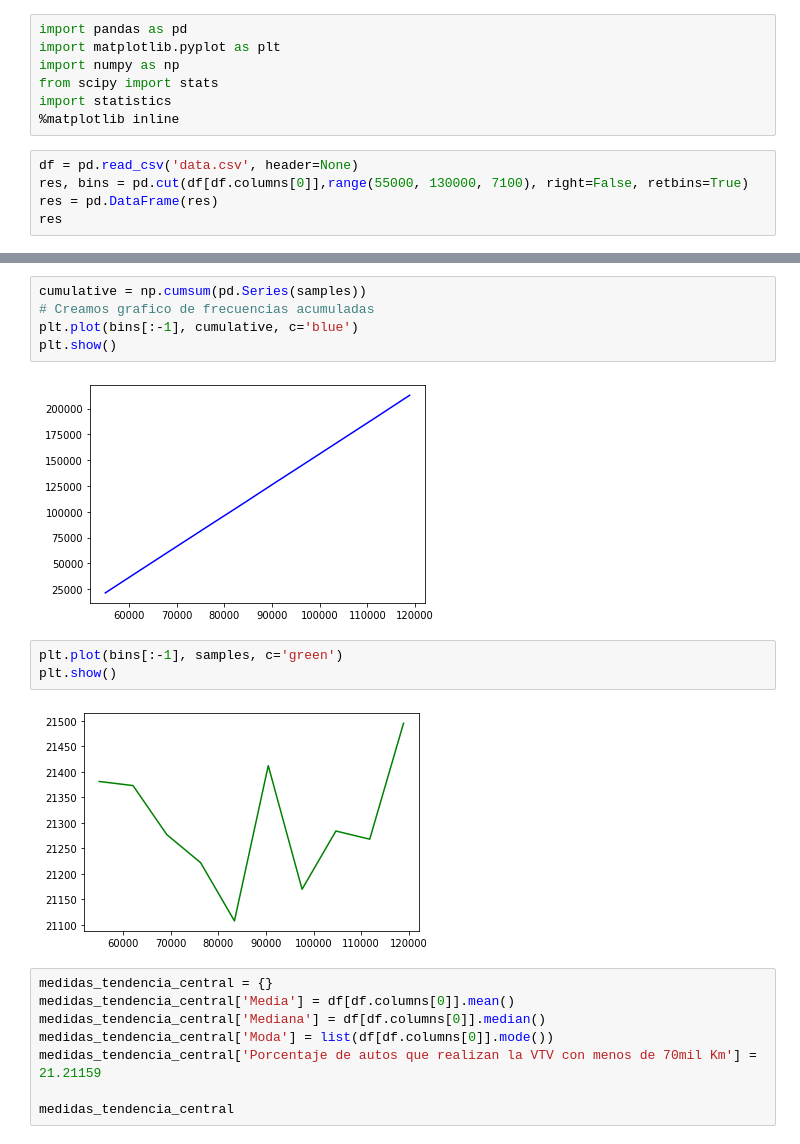
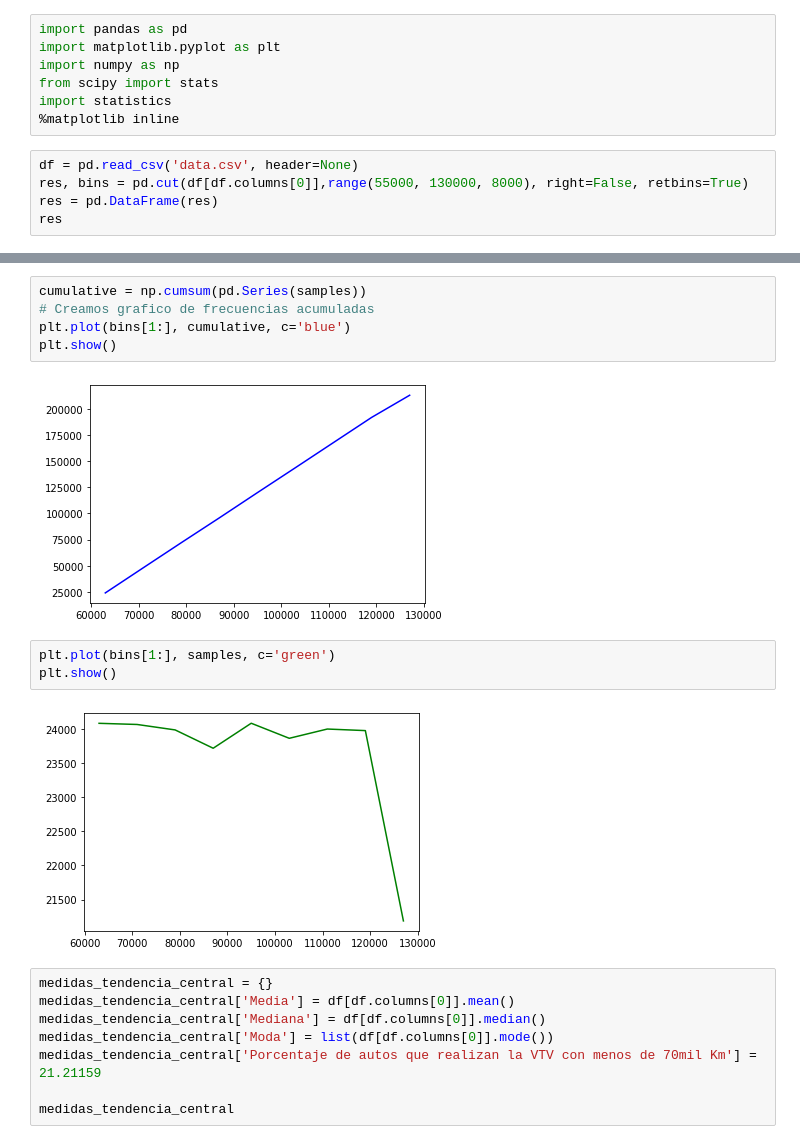
Before and after one commit to ELNICKI/Tp-Estadistica, a Jupyter notebook: Copia_de_tp_estadistica_V2.ipynb, the cells around one changed output, grey strips where cells are left out. Drawn from its saved outputs; the diff is of its cells as text.

```diff
--- a/Copia_de_tp_estadistica_V2.ipynb
+++ b/Copia_de_tp_estadistica_V2.ipynb
@@ -44,7 +44,7 @@ import statistics
 %matplotlib inline
 # %%
 df = pd.read_csv('data.csv', header=None)
-res, bins = pd.cut(df[df.columns[0]],range(55000, 130000, 7100), right=False, retbins=True)
+res, bins = pd.cut(df[df.columns[0]],range(55000, 130000, 8000), right=False, retbins=True)
 res = pd.DataFrame(res)
 res
 # %% [output]
@@ -102,15 +100,15 @@ fig, ax = plt.subplots(figsize=(6, 3.5))
 # %%
 cumulative = np.cumsum(pd.Series(samples))
 # Creamos grafico de frecuencias acumuladas
-plt.plot(bins[:-1], cumulative, c='blue')
+plt.plot(bins[1:], cumulative, c='blue')
 plt.show()
 # %% [output]
-[figure, old version]
+[figure, new version]
 # %%
-plt.plot(bins[:-1], samples, c='green')
+plt.plot(bins[1:], samples, c='green')
 plt.show()
 # %% [output]
-[figure, old version]
+[figure, new version]
 # %%
 medidas_tendencia_central = {}
 medidas_tendencia_central['Media'] = df[df.columns[0]].mean()
```
Also changed, not shown: parts of 9 cells of this notebook, 2 other files.
